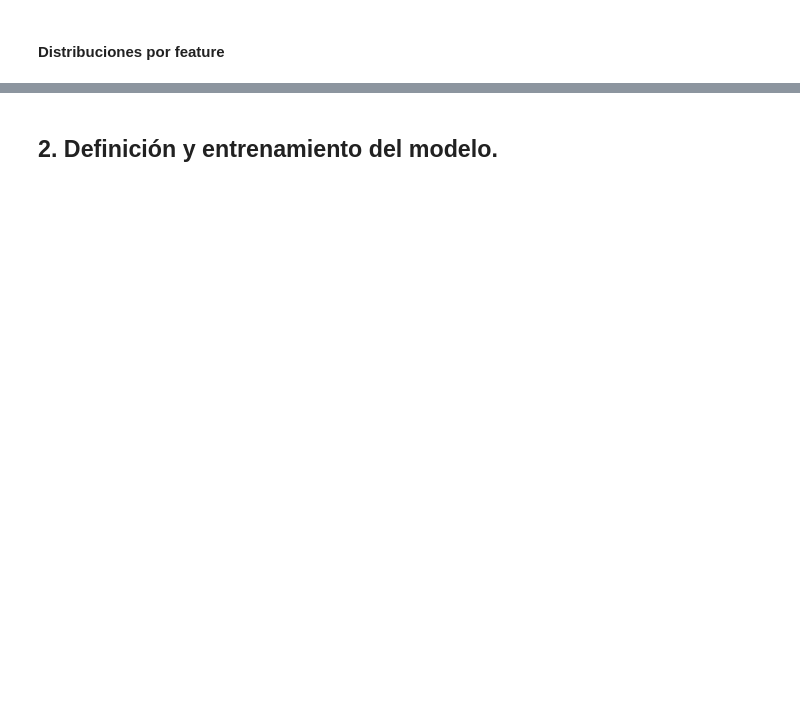
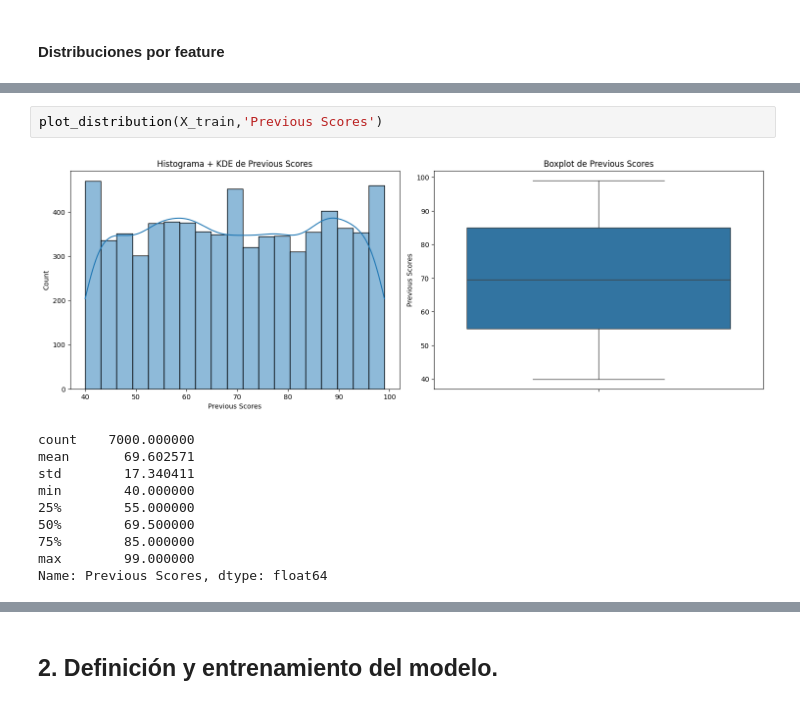
Before and after one commit to julilc/NN_Examples, a Jupyter notebook: NN_Students_Scores/students_scores.ipynb, the cells around one changed output, grey strips where cells are left out. Cells and saved outputs as stored; diff of their text form; blank space fills up the shorter version.

```diff
--- a/NN_Students_Scores/students_scores.ipynb
+++ b/NN_Students_Scores/students_scores.ipynb
@@ -232,0 +284,13 @@ Obtenemos las distribuciones para cada columna
+# %%
+plot_distribution(X_train,'Previous Scores')
+# %% [output]
+[figure, added]
+count    7000.000000
+mean       69.602571
+std        17.340411
+min        40.000000
+25%        55.000000
+50%        69.500000
+75%        85.000000
+max        99.000000
+Name: Previous Scores, dtype: float64
```
Also changed, not shown: parts of 35 cells of this notebook.
